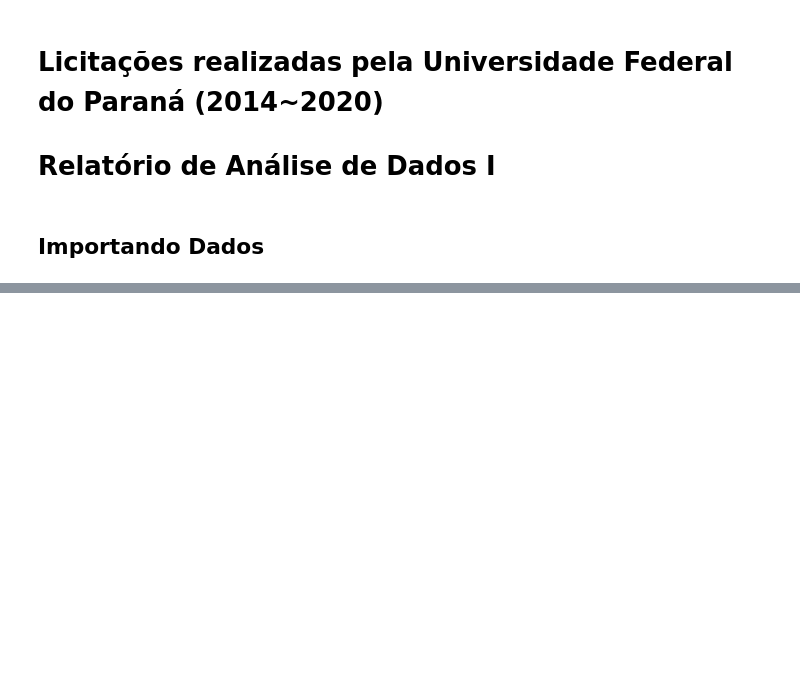
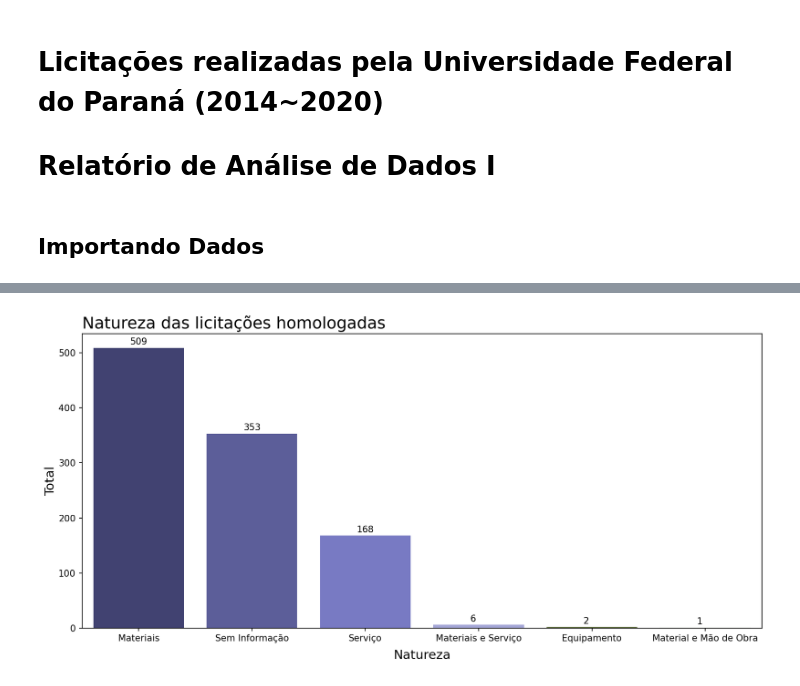
Before and after one commit to maisumdiego/Licitacoes_UFPR, a Jupyter notebook: Relatório de Análise de Dados I.ipynb, the cells around one changed output, grey strips where cells are left out. Saved outputs shown, nothing was run; the diff lists cells and outputs as text; code cells hidden in the pictures; blank space fills up the shorter version.

```diff
--- a/Relatório de Análise de Dados I.ipynb
+++ b/Relatório de Análise de Dados I.ipynb
@@ -41,0 +126,19 @@ pd.DataFrame(hom_max_ano)
+# %%
+fig = plt.figure(dpi=150)
+
+fig.add_subplot(111)
+ax = sns.barplot(x=homologados.natureza.value_counts().index,
+                 y=homologados.natureza.value_counts().values,
+                 data=homologados,
+                 palette="tab20b")
+ax.figure.set_size_inches(13.5, 6)
+ax.set_title('Natureza das licitações homologadas', loc='left', fontsize=18)
+ax.set_xlabel('Natureza', fontsize=14, labelpad=7)
+ax.set_ylabel('Total', fontsize=14, labelpad=2)
+
+for i, v in enumerate(homologados.natureza.value_counts().values):
+    ax.text((i - 0.075), (v + 6), v)
+
+plt.savefig('Natureza das licitações homologadas.jpeg')
+# %% [output]
+[figure, added]
```
Also changed, not shown: parts of 20 cells of this notebook, 8 other files.
